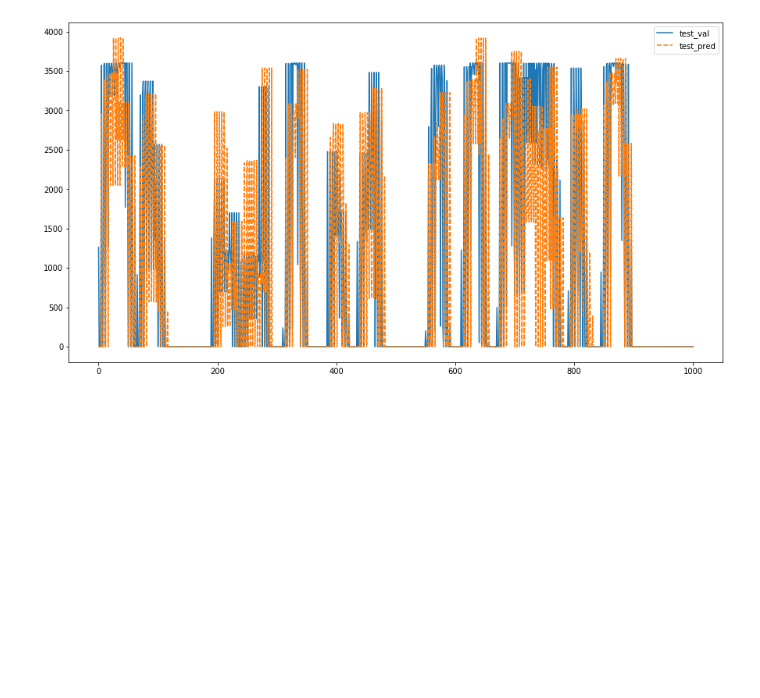
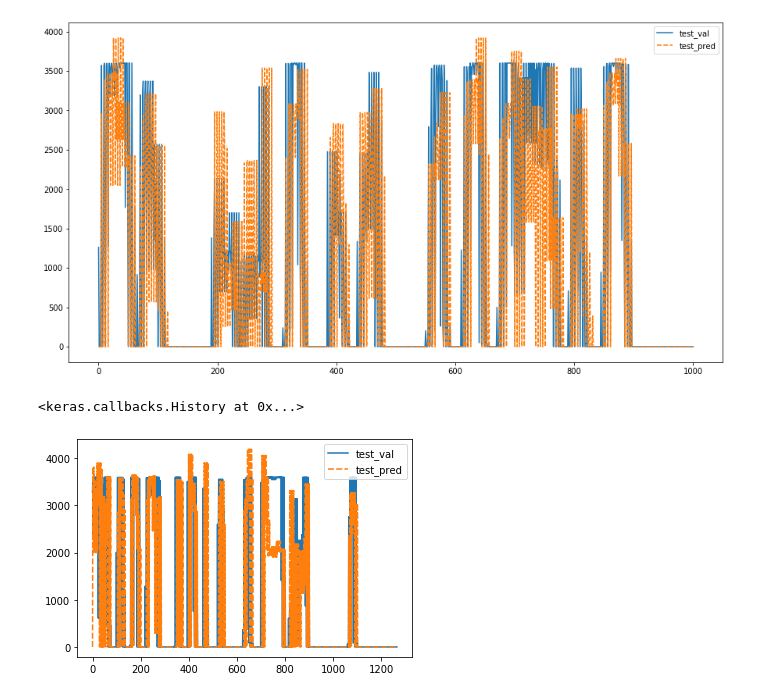
Before and after one commit to miloncl/System-Usage-Analysis, a Jupyter notebook: notebooks/LSTM_RNN.ipynb, the cells around one changed output. Saved outputs shown, nothing was run; the diff lists cells and outputs as text; code cells hidden in the pictures; blank space fills up the shorter version.

```diff
--- a/notebooks/LSTM_RNN.ipynb
+++ b/notebooks/LSTM_RNN.ipynb
@@ -363,3 +360,11 @@ sns.lineplot(out_df[['test_val', 'test_pred']])
 # %% [output]
 <matplotlib.axes._subplots.AxesSubplot at 0x...>
 [figure]
+# %%
+model.fit(X_train, y_train, epochs=200, verbose=0)
+# %% [output]
+<keras.callbacks.History at 0x...>
+# %%
+out_df = predict(model, X_test, y_test, time_step=5, n_features=1)
+# %% [output]
+[figure, added]
```
Also changed, not shown: parts of 25 cells of this notebook, 5 other files.
